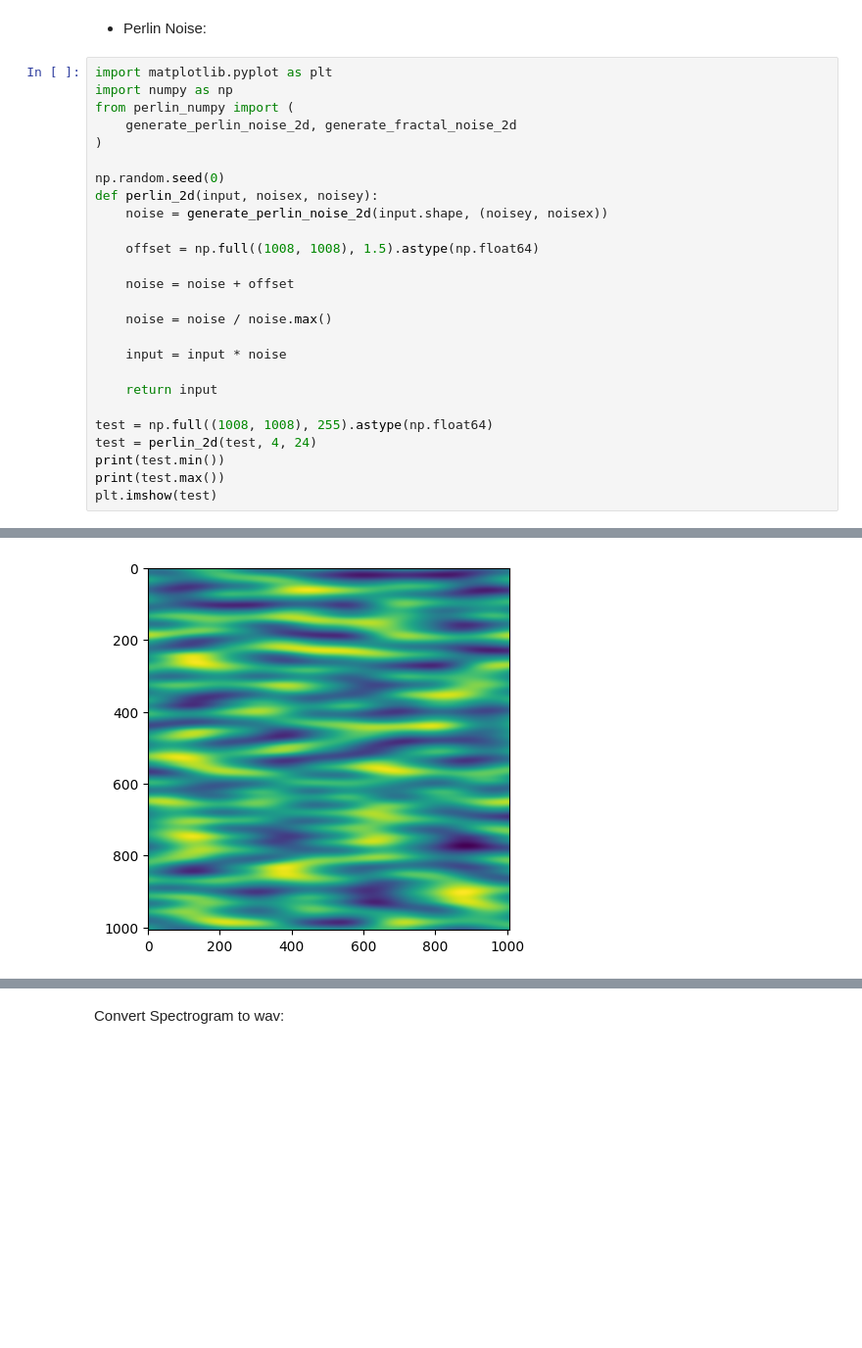
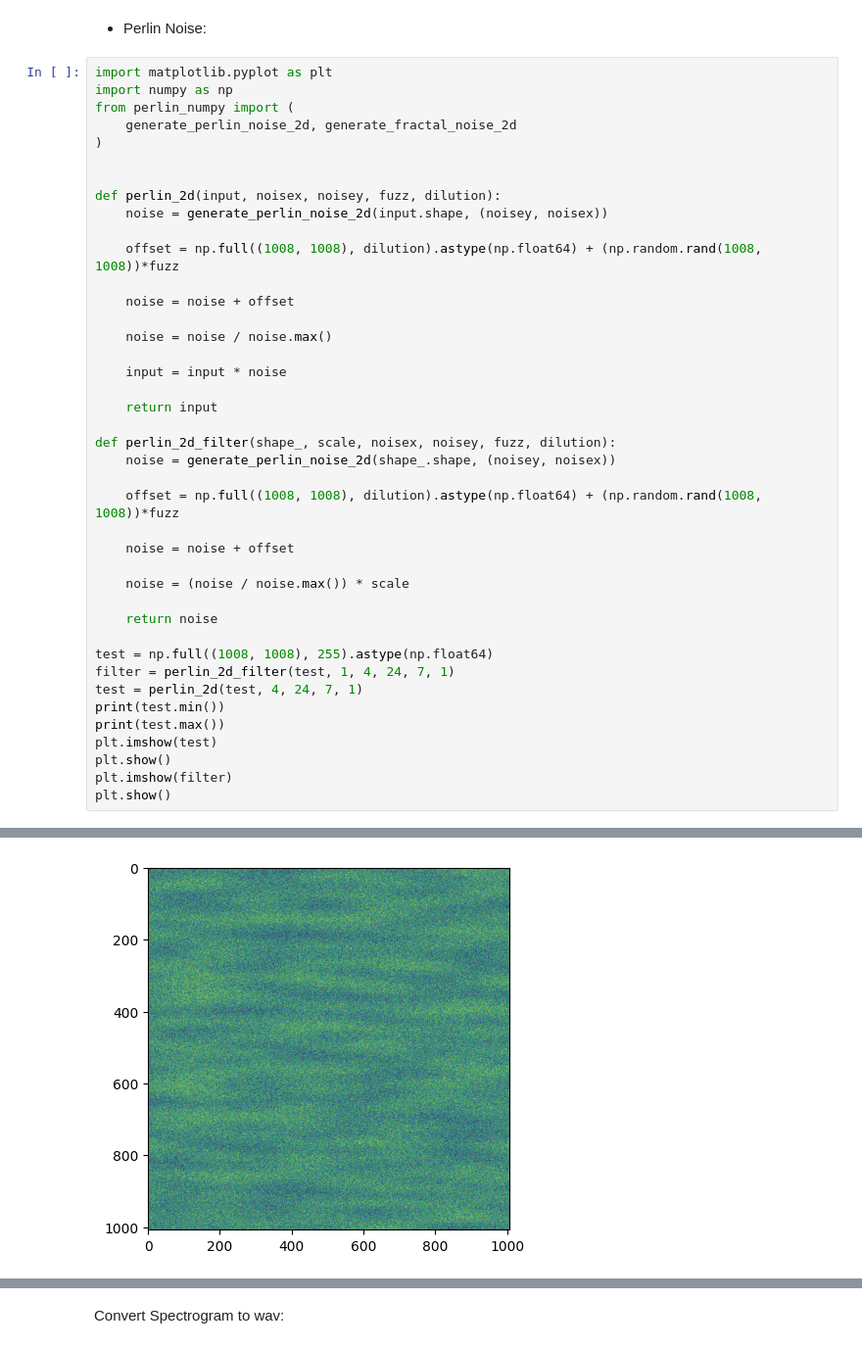
Before and after one commit to takakhoo/UNet-MNIST-to-Spectrogram, a Jupyter notebook: 1.ipynb, the cells around one changed output, grey strips where cells are left out. Shown at 98% size. Drawn from its saved outputs; the diff is of its cells as text; blank space fills up the shorter version.

Commit message:
Changes to noise functions

```diff
--- a/1.ipynb
+++ b/1.ipynb
@@ -187,11 +188,11 @@ from perlin_numpy import (
     generate_perlin_noise_2d, generate_fractal_noise_2d
 )
 
-np.random.seed(0)
-def perlin_2d(input, noisex, noisey):
+
+def perlin_2d(input, noisex, noisey, fuzz, dilution):
     noise = generate_perlin_noise_2d(input.shape, (noisey, noisex))
 
-    offset = np.full((1008, 1008), 1.5).astype(np.float64)
+    offset = np.full((1008, 1008), dilution).astype(np.float64) + (np.random.rand(1008, 1008))*fuzz
 
     noise = noise + offset
 
@@ -201,9 +202,24 @@ def perlin_2d(input, noisex, noisey):
 
     return input
 
+def perlin_2d_filter(shape_, scale, noisex, noisey, fuzz, dilution):
+    noise = generate_perlin_noise_2d(shape_.shape, (noisey, noisex))
+
+    offset = np.full((1008, 1008), dilution).astype(np.float64) + (np.random.rand(1008, 1008))*fuzz
+
+    noise = noise + offset
+
+    noise = (noise / noise.max()) * scale
+
+    return noise
+
 test = np.full((1008, 1008), 255).astype(np.float64)
-test = perlin_2d(test, 4, 24)
+filter = perlin_2d_filter(test, 1, 4, 24, 7, 1)
+test = perlin_2d(test, 4, 24, 7, 1)
 print(test.min())
 print(test.max())
 plt.imshow(test)
+plt.show()
+plt.imshow(filter)
+plt.show()
 # %% [output]
@@ -213 +228 @@ plt.imshow(test)
-[figure, old version]
+[figure, new version]
```
Also changed, not shown: parts of 7 cells of this notebook, 2 other files.
